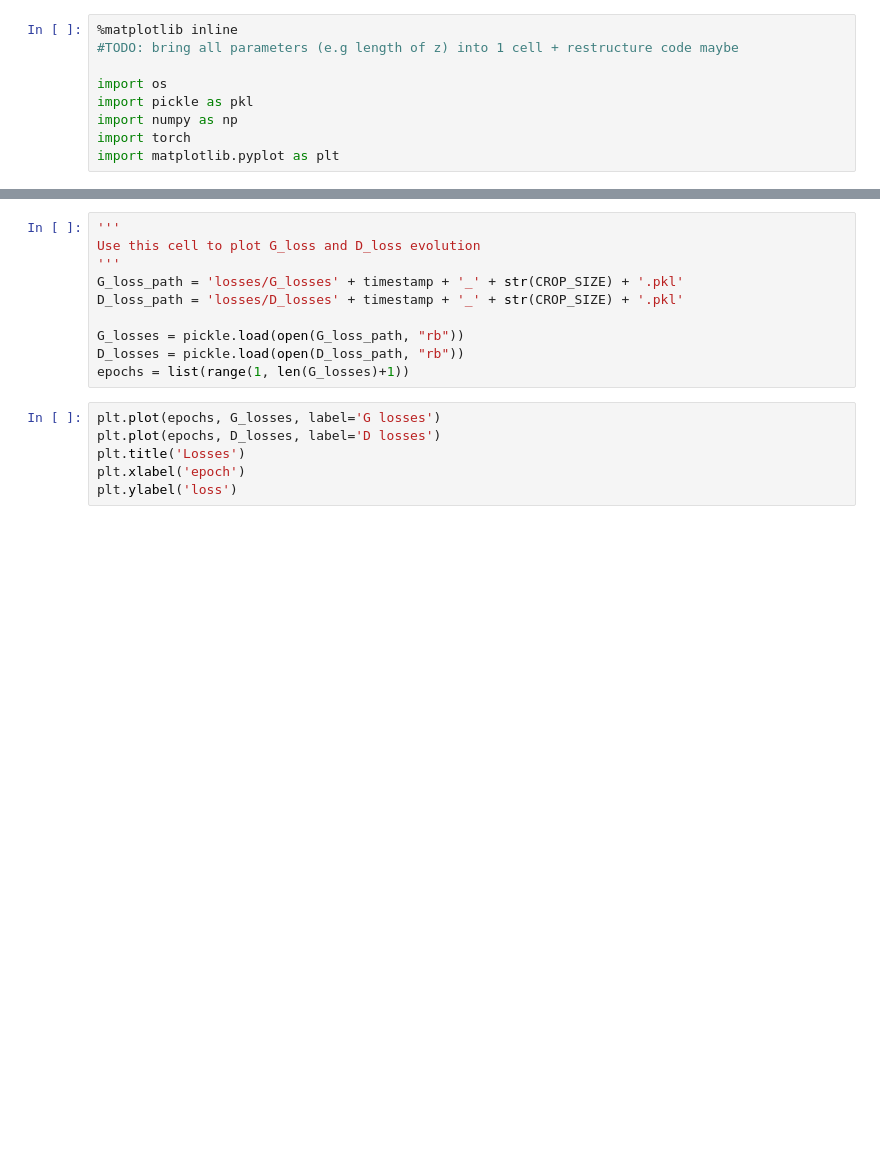
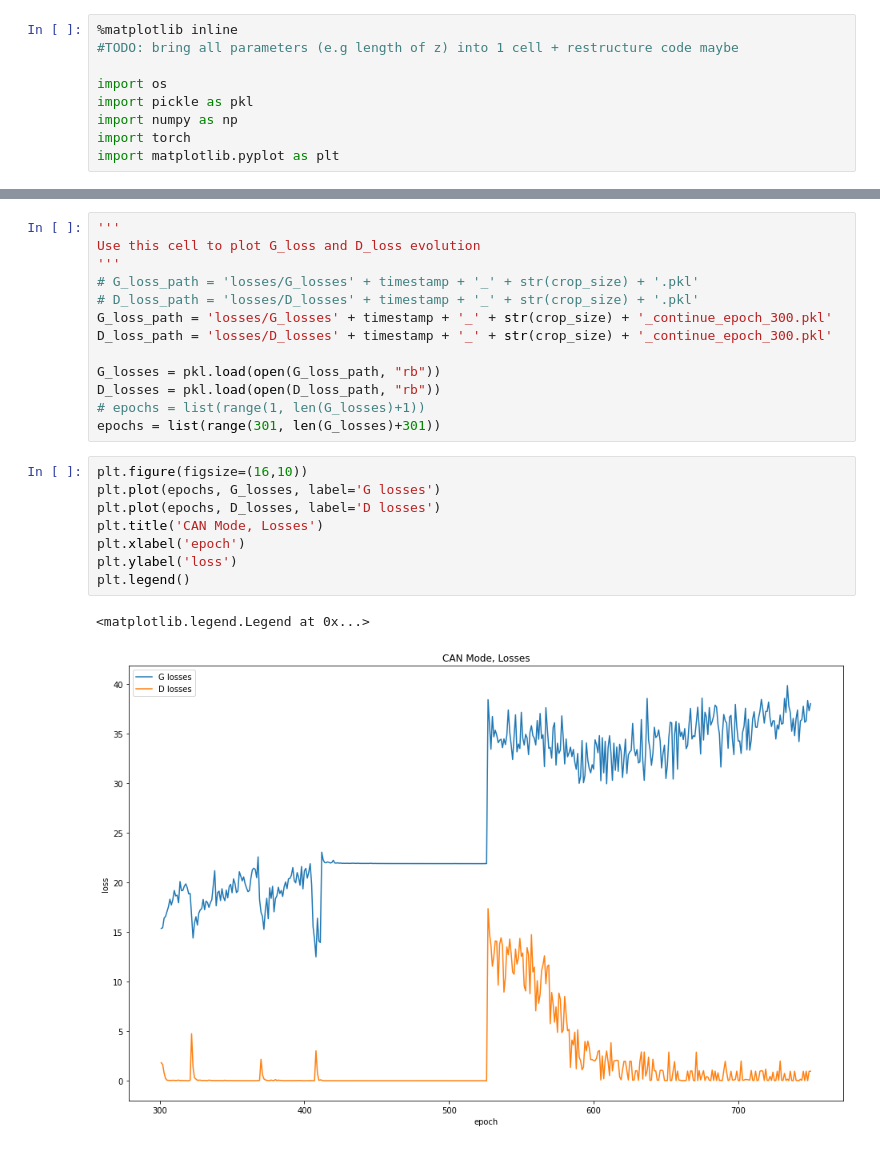
Before and after one commit to JRPCF/CANimals, a Jupyter notebook: original_CAN/visualization.ipynb, the cells around one changed output, grey strips where cells are left out. Saved outputs shown, nothing was run; the diff lists cells and outputs as text; blank space fills up the shorter version.

```diff
--- a/original_CAN/visualization.ipynb
+++ b/original_CAN/visualization.ipynb
@@ -63,15 +88,23 @@ for i in range(5):
 '''
 Use this cell to plot G_loss and D_loss evolution
 '''
-G_loss_path = 'losses/G_losses' + timestamp + '_' + str(CROP_SIZE) + '.pkl'
-D_loss_path = 'losses/D_losses' + timestamp + '_' + str(CROP_SIZE) + '.pkl'
+# G_loss_path = 'losses/G_losses' + timestamp + '_' + str(crop_size) + '.pkl'
+# D_loss_path = 'losses/D_losses' + timestamp + '_' + str(crop_size) + '.pkl'
+G_loss_path = 'losses/G_losses' + timestamp + '_' + str(crop_size) + '_continue_epoch_300.pkl'
+D_loss_path = 'losses/D_losses' + timestamp + '_' + str(crop_size) + '_continue_epoch_300.pkl'
 
-G_losses = pickle.load(open(G_loss_path, "rb"))
-D_losses = pickle.load(open(D_loss_path, "rb"))
-epochs = list(range(1, len(G_losses)+1))
+G_losses = pkl.load(open(G_loss_path, "rb"))
+D_losses = pkl.load(open(D_loss_path, "rb"))
+# epochs = list(range(1, len(G_losses)+1))
+epochs = list(range(301, len(G_losses)+301))
 # %%
+plt.figure(figsize=(16,10))
 plt.plot(epochs, G_losses, label='G losses')
 plt.plot(epochs, D_losses, label='D losses')
-plt.title('Losses')
+plt.title('CAN Mode, Losses')
 plt.xlabel('epoch')
 plt.ylabel('loss')
+plt.legend()
+# %% [output]
+<matplotlib.legend.Legend at 0x...>
+[figure, added]
```
Also changed, not shown: parts of 4 cells of this notebook, 3 other files.
